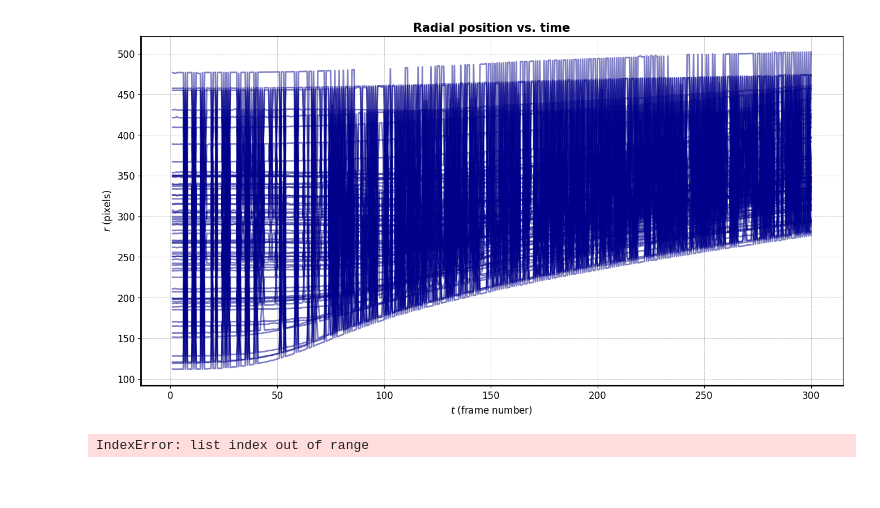
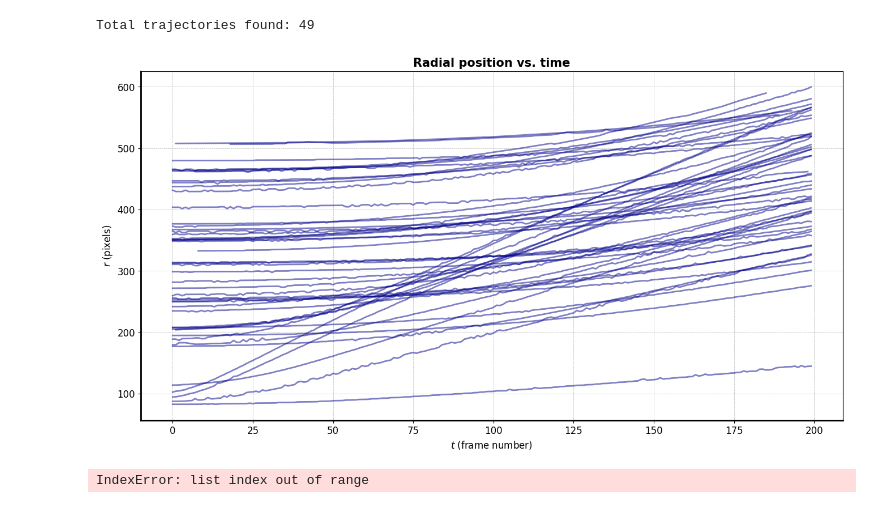
Before and after one commit to sacha-escudier/marangoni-spreading, a Jupyter notebook: playground.ipynb, the cells around one changed output. Saved outputs shown, nothing was run; the diff lists cells and outputs as text; code cells hidden in the pictures.

```diff
--- a/playground.ipynb
+++ b/playground.ipynb
@@ -80,41 +52,43 @@ Name: count, Length: 300, dtype: int64
-# %%
-min_particles = 10000
-for i in y_arr:
-    if i < min_particles:
-        min_particles = i
-
-x_array = []
-y_array = []
-for i in range(len(y_arr)):
-    x_array.append((tm['x'][i].tolist()))
-    y_array.append((tm['y'][i].tolist()))
-
-x_c = 980 # determine empirically with ImageJ
-y_c = 503 # determine empirically with ImageJ
-r_array = [[np.sqrt((x_array[i][j] - x_c) ** 2 + (y_array[i][j] - y_c) ** 2) for j in range(len(x_array[i]))] for i in range(len(x_array))]
-
-r_array_per_particle = []
-counter_array = np.linspace(1, len(y_arr), len(y_arr))
-for i in range(min_particles):
-    r_array_per_particle.append([r_array[j][i] for j in range(len(r_array))])
-
-plt.figure(figsize=(16, 8))
-for i in range(len(r_array_per_particle)):
-    plt.plot(counter_array, r_array_per_particle[i], linewidth=2, color='darkblue', alpha=0.5)
-plt.xlabel(r'$t$ (frame number)', fontsize=12)
-plt.ylabel(r'$r$ (pixels)', fontsize=12)
-plt.title('Radial position vs. time', fontsize=15, fontweight='bold')
-plt.gca().spines['left'].set_linewidth(2)
-plt.gca().spines['bottom'].set_linewidth(2)
-plt.xticks(fontsize=12)
-plt.yticks(fontsize=12)
-plt.grid(True, which='both', linestyle='--', linewidth=0.5)
-
-# figure_directory = "C:/Users/escud/Desktop/Marangoni/Figures/D=60mm/"
-# plt.savefig(figure_directory + "Radius_vs_time_96_particles.jpeg", dpi=500, format='jpeg')
-plt.show()
-# %% [output]
-[figure, removed]
+# %%
+r_array_per_particle = []
+x_c = 925 # determine empirically with ImageJ
+y_c = 524 # determine empirically with ImageJ
+
+# Group the DataFrame by the 'particle' column
+for particle, group in filtered_trajectories.groupby('particle'):
+    # Sort by frame to maintain the time order
+    group_sorted = group.sort_values('frame')
+    # Create a list of (x, y) tuples for the particle
+    positions = list(zip(np.sqrt((group_sorted['x'] - x_c)**2, (group_sorted['y'] - y_c)**2), group_sorted['frame']))
+    r_array_per_particle.append(positions)
+
+
+plt.figure(figsize=(16, 8))
+
+# Loop over each particle's data
+for idx, particle_data in enumerate(r_array_per_particle):
+    # Unzip the list of tuples into two separate lists:
+    # r_values holds the radial positions (first element of each tuple)
+    # frames holds the corresponding frame numbers (second element)
+    if particle_data:  # Check if the list is not empty
+        r_values, frames = zip(*particle_data)
+
+        # Plot the radial positions against the frame numbers for this particle
+        plt.plot(frames, r_values, label=f'Particle {idx}', color="darkblue", alpha=0.5, linewidth=2)
+
+plt.xlabel(r'$t$ (frame number)', fontsize=12)
+plt.ylabel(r'$r$ (pixels)', fontsize=12)
+plt.title('Radial position vs. time', fontsize=15, fontweight='bold')
+plt.gca().spines['left'].set_linewidth(2)
+plt.gca().spines['bottom'].set_linewidth(2)
+plt.xticks(fontsize=12)
+plt.yticks(fontsize=12)
+plt.grid(True, which='both', linestyle='--', linewidth=0.5)
+
+print(f'Total trajectories found: {len(r_array_per_particle)}')
+# %% [output]
+Total trajectories found: 49
+[figure, added]
 # %%
 def position_speed(position_array):
     speed_array = []
```
Also changed, not shown: parts of 5 cells of this notebook, 4 other files.
